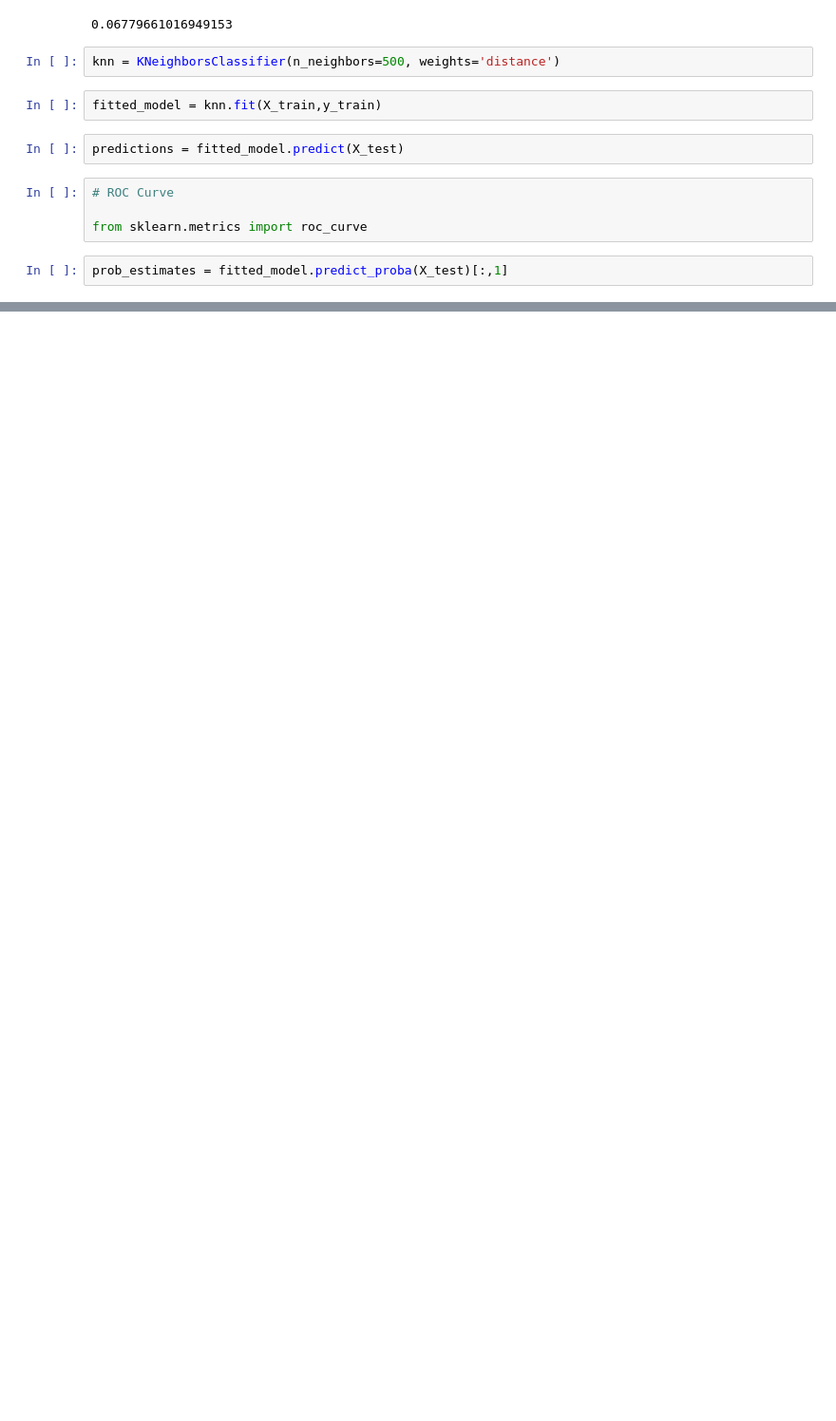
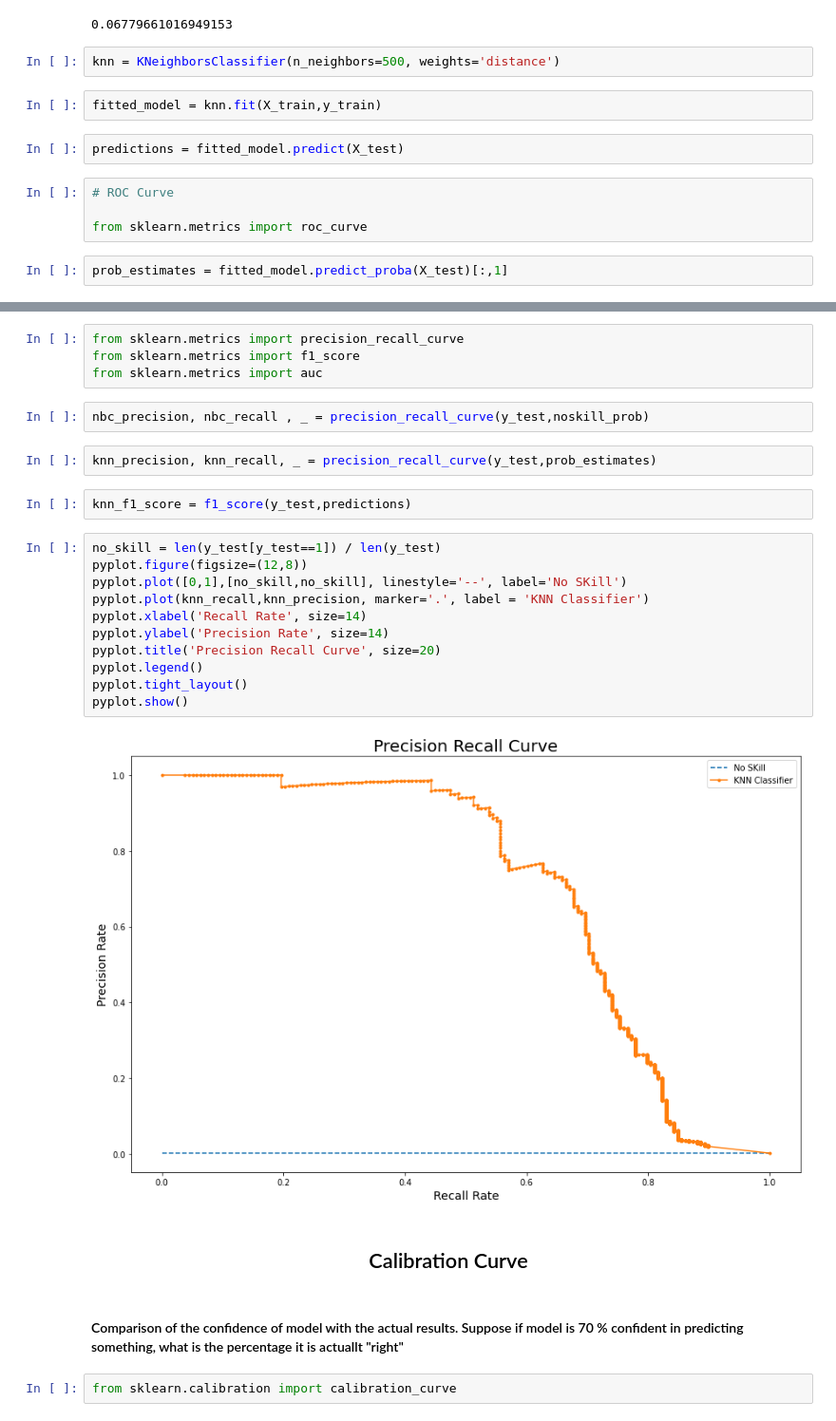
Before and after one commit to bthakr1/Machine_Learning, a Jupyter notebook: KNN_Classification.ipynb, the cells around one changed output, grey strips where cells are left out. Shown: that part at 95% size. Drawn from its saved outputs; the diff is of its cells as text; blank space fills up the shorter version.

```diff
--- a/KNN_Classification.ipynb
+++ b/KNN_Classification.ipynb
@@ -173,0 +223,30 @@ prob_estimates = fitted_model.predict_proba(X_test)[:,1]
+# %%
+from sklearn.metrics import precision_recall_curve
+from sklearn.metrics import f1_score
+from sklearn.metrics import auc
+# %%
+nbc_precision, nbc_recall , _ = precision_recall_curve(y_test,noskill_prob)
+# %%
+knn_precision, knn_recall, _ = precision_recall_curve(y_test,prob_estimates)
+# %%
+knn_f1_score = f1_score(y_test,predictions)
+# %%
+no_skill = len(y_test[y_test==1]) / len(y_test)
+pyplot.figure(figsize=(12,8))
+pyplot.plot([0,1],[no_skill,no_skill], linestyle='--', label='No SKill')
+pyplot.plot(knn_recall,knn_precision, marker='.', label = 'KNN Classifier')
+pyplot.xlabel('Recall Rate', size=14)
+pyplot.ylabel('Precision Rate', size=14)
+pyplot.title('Precision Recall Curve', size=20)
+pyplot.legend()
+pyplot.tight_layout()
+pyplot.show()
+# %% [output]
+[figure, added]
+# %% [markdown]
+<h2> <center> Calibration Curve </center> </h2>
+# %% [markdown]
+<h4> Comparison of the confidence of model with the actual results. Suppose if model is
+    70 % confident in predicting something, what is the percentage it is actuallt "right" </h4>
+# %%
+from sklearn.calibration import calibration_curve
```
Also changed, not shown: parts of 23 cells of this notebook, 3 other files.
